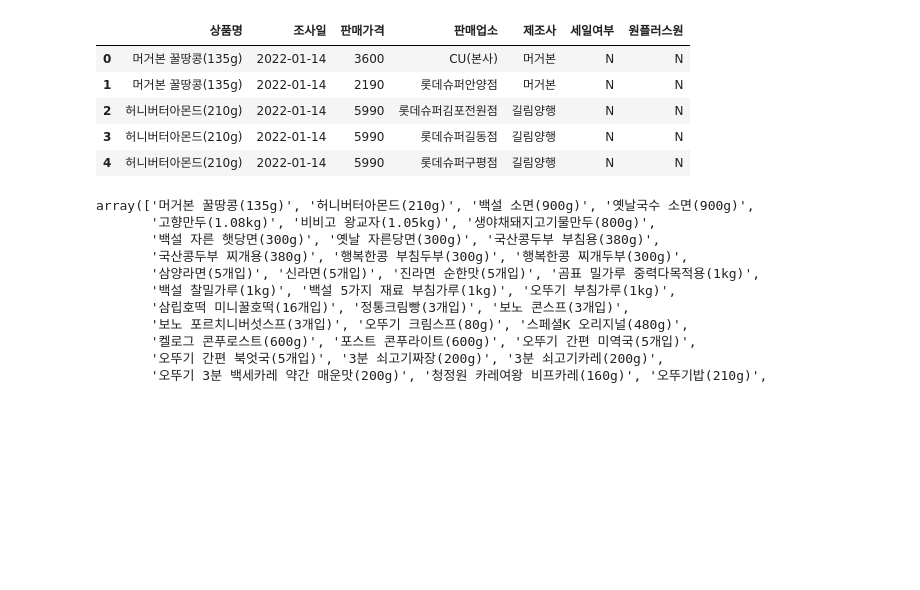
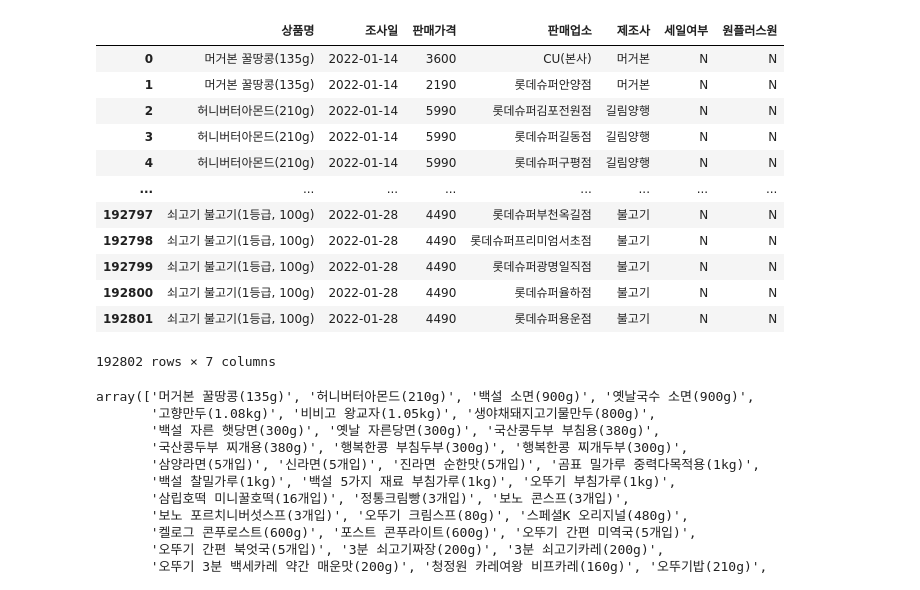
Before and after one commit to cldud400/fintech_1st_project, a Jupyter notebook: B조 1차 프로젝트 크롤링 수정.ipynb, the cells around one changed output. Cells and saved outputs as stored; diff of their text form; code cells hidden in the pictures; blank space fills up the shorter version.

```diff
--- a/B조 1차 프로젝트 크롤링 수정.ipynb
+++ b/B조 1차 프로젝트 크롤링 수정.ipynb
@@ -6,14 +6,21 @@ from bs4 import BeautifulSoup
 import re
 # %%
 df = pd.read_csv('한국소비자원 생필품 및 서비스 가격 정보_20220128.csv', encoding = 'cp949')
-df.head()
+df
 # %% [output]
 |  | 상품명 | 조사일 | 판매가격 | 판매업소 | 제조사 | 세일여부 | 원플러스원 |
 | 0 | 머거본 꿀땅콩(135g) | 2022-01-14 | 3600 | CU(본사) | 머거본 | N | N |
 | 1 | 머거본 꿀땅콩(135g) | 2022-01-14 | 2190 | 롯데슈퍼안양점 | 머거본 | N | N |
 | 2 | 허니버터아몬드(210g) | 2022-01-14 | 5990 | 롯데슈퍼김포전원점 | 길림양행 | N | N |
 | 3 | 허니버터아몬드(210g) | 2022-01-14 | 5990 | 롯데슈퍼길동점 | 길림양행 | N | N |
 | 4 | 허니버터아몬드(210g) | 2022-01-14 | 5990 | 롯데슈퍼구평점 | 길림양행 | N | N |
+| ... | ... | ... | ... | ... | ... | ... | ... |
+| 192797 | 쇠고기 불고기(1등급, 100g) | 2022-01-28 | 4490 | 롯데슈퍼부천옥길점 | 불고기 | N | N |
+| 192798 | 쇠고기 불고기(1등급, 100g) | 2022-01-28 | 4490 | 롯데슈퍼프리미엄서초점 | 불고기 | N | N |
+| 192799 | 쇠고기 불고기(1등급, 100g) | 2022-01-28 | 4490 | 롯데슈퍼광명일직점 | 불고기 | N | N |
+| 192800 | 쇠고기 불고기(1등급, 100g) | 2022-01-28 | 4490 | 롯데슈퍼율하점 | 불고기 | N | N |
+| 192801 | 쇠고기 불고기(1등급, 100g) | 2022-01-28 | 4490 | 롯데슈퍼용운점 | 불고기 | N | N |
+192802 rows × 7 columns
 # %%
 prods = df['상품명'].unique()
 prods
```
Also changed, not shown: parts of 40 cells of this notebook, 1 other file.
